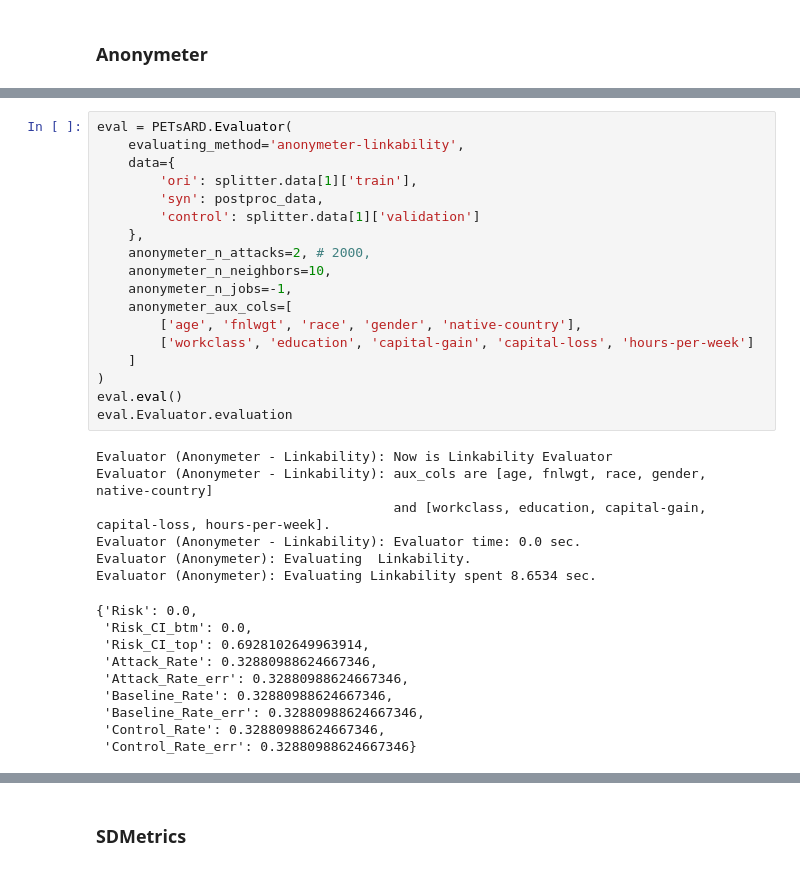
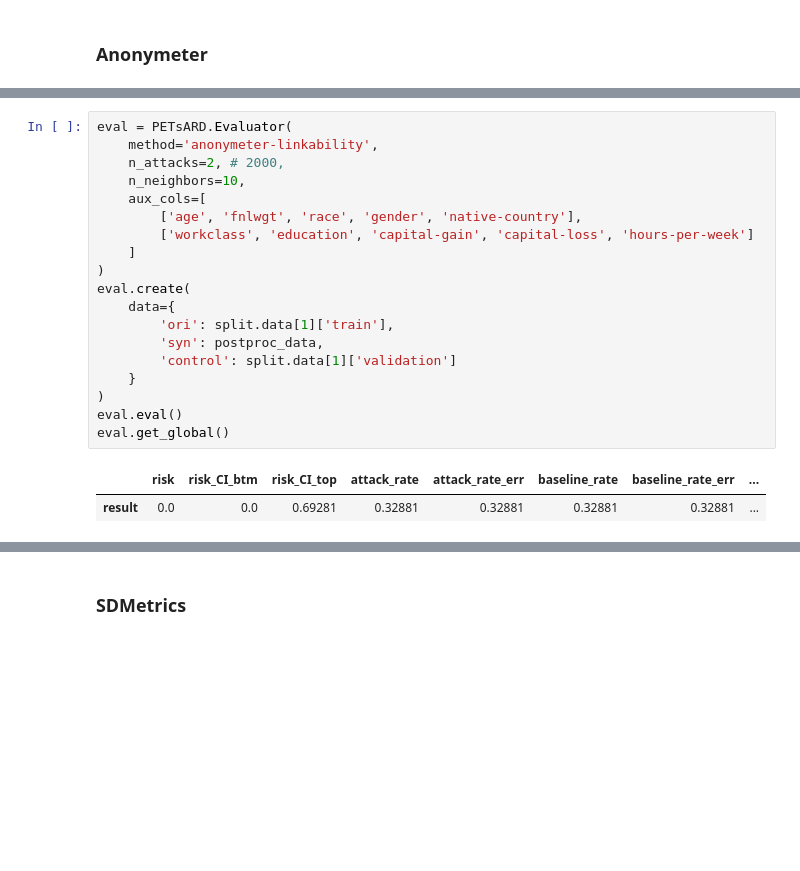
Before and after one commit to nics-tw/petsard, a Jupyter notebook: demo/dev/Justyn.ipynb, the cells around one changed output, grey strips where cells are left out. Saved outputs shown, nothing was run; the diff lists cells and outputs as text; blank space fills up the shorter version.

```diff
--- a/demo/dev/Justyn.ipynb
+++ b/demo/dev/Justyn.ipynb
@@ -211,36 +259,24 @@ Evaluator (Anonymeter): Evaluating  SinglingOut - Univariate.
 # %%
 eval = PETsARD.Evaluator(
-    evaluating_method='anonymeter-linkability',
-    data={
-        'ori': splitter.data[1]['train'],
-        'syn': postproc_data,
-        'control': splitter.data[1]['validation']
-    },
-    anonymeter_n_attacks=2, # 2000,
-    anonymeter_n_neighbors=10,
-    anonymeter_n_jobs=-1,
-    anonymeter_aux_cols=[
+    method='anonymeter-linkability',
+    n_attacks=2, # 2000,
+    n_neighbors=10,
+    aux_cols=[
         ['age', 'fnlwgt', 'race', 'gender', 'native-country'],
         ['workclass', 'education', 'capital-gain', 'capital-loss', 'hours-per-week']
     ]
 )
+eval.create(
+    data={
+        'ori': split.data[1]['train'],
+        'syn': postproc_data,
+        'control': split.data[1]['validation']
+    }
+)
 eval.eval()
-eval.Evaluator.evaluation
+eval.get_global()
 # %% [output]
-Evaluator (Anonymeter - Linkability): Now is Linkability Evaluator
-Evaluator (Anonymeter - Linkability): aux_cols are [age, fnlwgt, race, gender, native-country]
-                                      and [workclass, education, capital-gain, capital-loss, hours-per-week].
-Evaluator (Anonymeter - Linkability): Evaluator time: 0.0 sec.
-Evaluator (Anonymeter): Evaluating  Linkability.
-Evaluator (Anonymeter): Evaluating Linkability spent 8.6534 sec.
-{'Risk': 0.0,
- 'Risk_CI_btm': 0.0,
- 'Risk_CI_top': 0.6928102649963914,
- 'Attack_Rate': 0.32880988624667346,
- 'Attack_Rate_err': 0.32880988624667346,
- 'Baseline_Rate': 0.32880988624667346,
- 'Baseline_Rate_err': 0.32880988624667346,
- 'Control_Rate': 0.32880988624667346,
- 'Control_Rate_err': 0.32880988624667346}
+|  | risk | risk_CI_btm | risk_CI_top | attack_rate | attack_rate_err | baseline_rate | baseline_rate_err | ... |
+| result | 0.0 | 0.0 | 0.69281 | 0.32881 | 0.32881 | 0.32881 | 0.32881 | ... |
 # %%
 eval = PETsARD.Evaluator(
```
Also changed, not shown: parts of 14 cells of this notebook.
